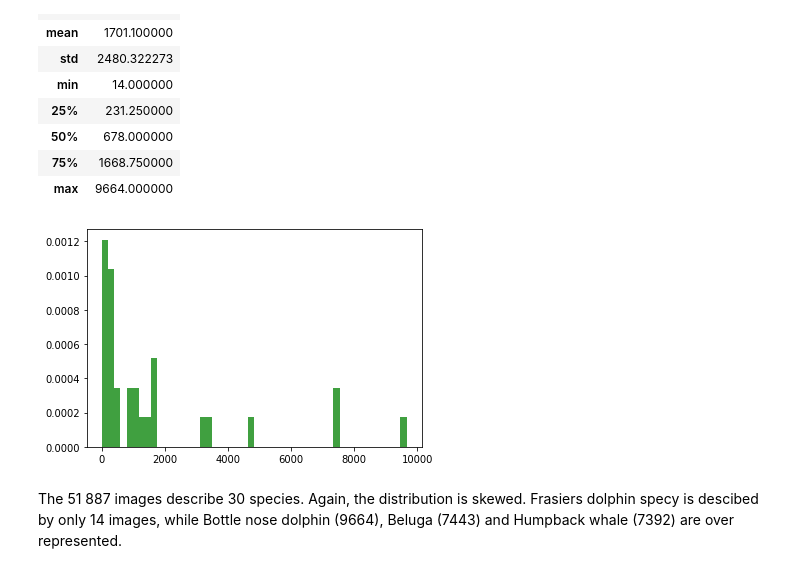
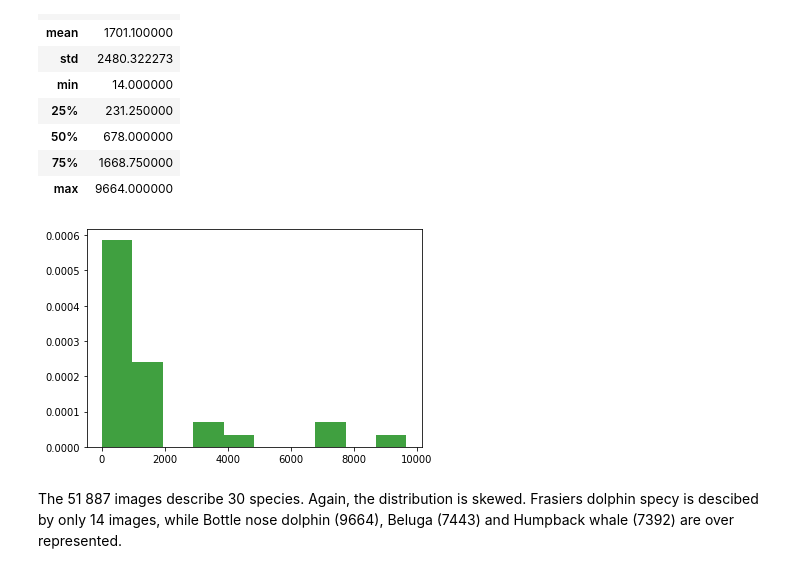
Before and after one commit to acisel-fr/happywhale, a Jupyter notebook: data-introduction.ipynb, the cells around one changed output. Cells and saved outputs as stored; diff of their text form; code cells hidden in the pictures.

```diff
--- a/data-introduction.ipynb
+++ b/data-introduction.ipynb
@@ -119,10 +119,10 @@ species.describe()
 | 75% | 1668.750000 |
 | max | 9664.000000 |
 # %%
-plt.hist(species.images_count, 50, density=True, facecolor='g', alpha=0.75)
+plt.hist(species.images_count, density=True, facecolor='g', alpha=0.75)
 plt.show()
 # %% [output]
-[figure, old version]
+[figure, new version]
 # %% [markdown]
 The 51 887 images describe 30 species. Again, the distribution is skewed. Frasiers dolphin specy is descibed by only 14 images, while Bottle nose dolphin (9664), Beluga (7443) and Humpback whale (7392) are over represented.
 # %% [markdown]
```
Also changed, not shown: parts of 3 cells of this notebook.
